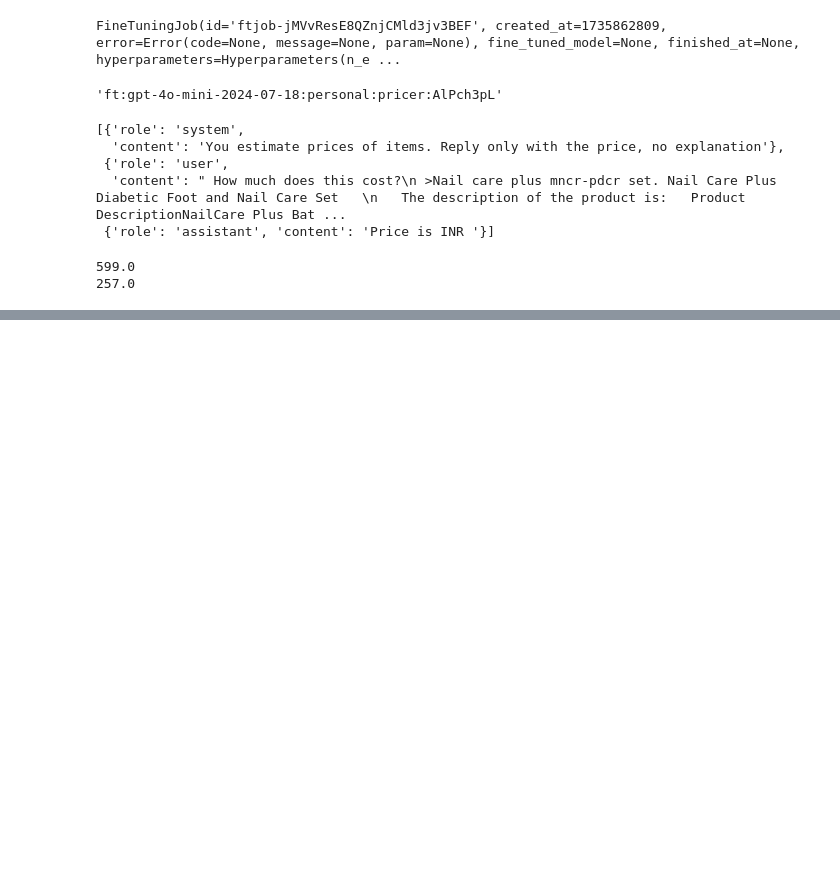
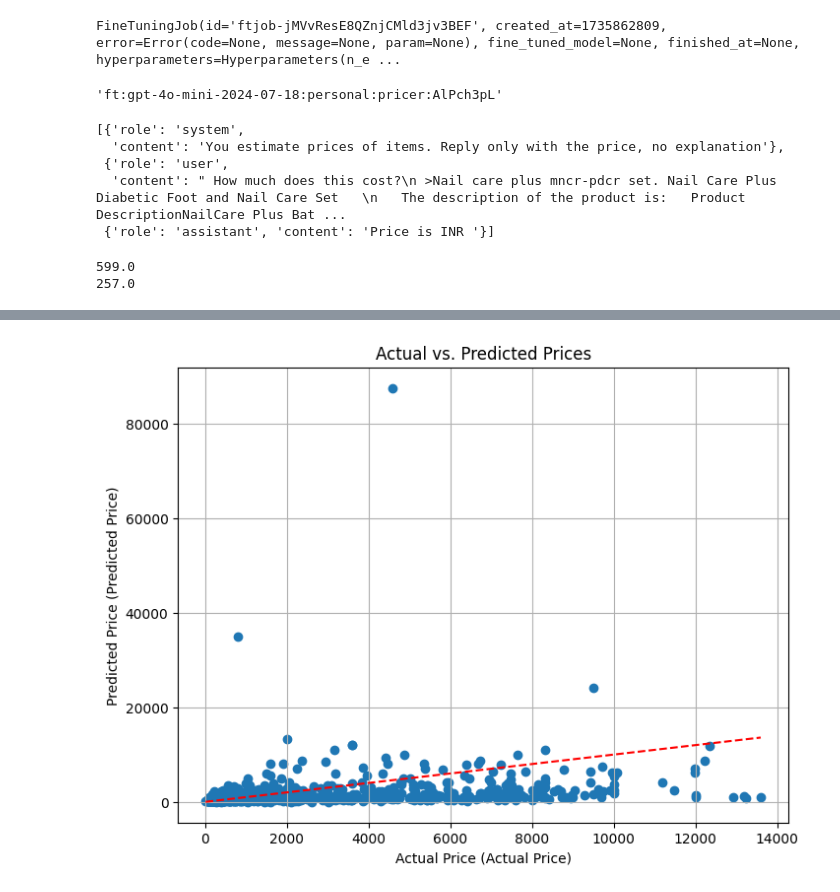
Before and after one commit to rsher60/LLM_Codebase, a Jupyter notebook: fine_tuning_Ed.ipynb, the cells around one changed output, grey strips where cells are left out. Cells and saved outputs as stored; diff of their text form; code cells hidden in the pictures; blank space fills up the shorter version.

```diff
--- a/fine_tuning_Ed.ipynb
+++ b/fine_tuning_Ed.ipynb
@@ -693,0 +725,2 @@ print(gpt_fine_tuned(test.iloc[8]))
+# %%
+test.reset_index(inplace=True)
@@ -693,0 +747,39 @@ print(gpt_fine_tuned(test.iloc[8]))
+# %%
+# Create DataFrames from the desired columns
+df1 = pd.DataFrame({'Actual Price': test['price']})
+df2 = pd.DataFrame({'Predicted Price': finetuned_df['prediction']})
+
+# Concatenate the DataFrames along columns (axis=1)
+result_df = pd.concat([df1, df2], axis=1)
+# %%
+
+
+
+import matplotlib.pyplot as plt
+
+def compare_prices(df, actual_col, predicted_col):
+  """
+  Compares actual and predicted prices in a DataFrame and creates a scatter plot.
+
+  Args:
+    df: The DataFrame containing the data.
+    actual_col: The name of the column with actual prices.
+    predicted_col: The name of the column with predicted prices.
+  """
+
+  plt.figure(figsize=(8, 6))
+  plt.scatter(df[actual_col], df[predicted_col])
+  plt.xlabel(f'Actual Price ({actual_col})')
+  plt.ylabel(f'Predicted Price ({predicted_col})')
+  plt.title('Actual vs. Predicted Prices')
+  plt.plot([min(df[actual_col]), max(df[actual_col])],
+           [min(df[actual_col]), max(df[actual_col])],
+           color='red', linestyle='--')  # Plot the diagonal line for perfect prediction
+  plt.grid(True)
+  plt.show()
+# %%
+#result_df['Actual Price'], result_df['Predicted Price']
+
+compare_prices(result_df, 'Actual Price', 'Predicted Price')
+# %% [output]
+[figure, added]
```
Also changed, not shown: parts of 11 cells of this notebook.
